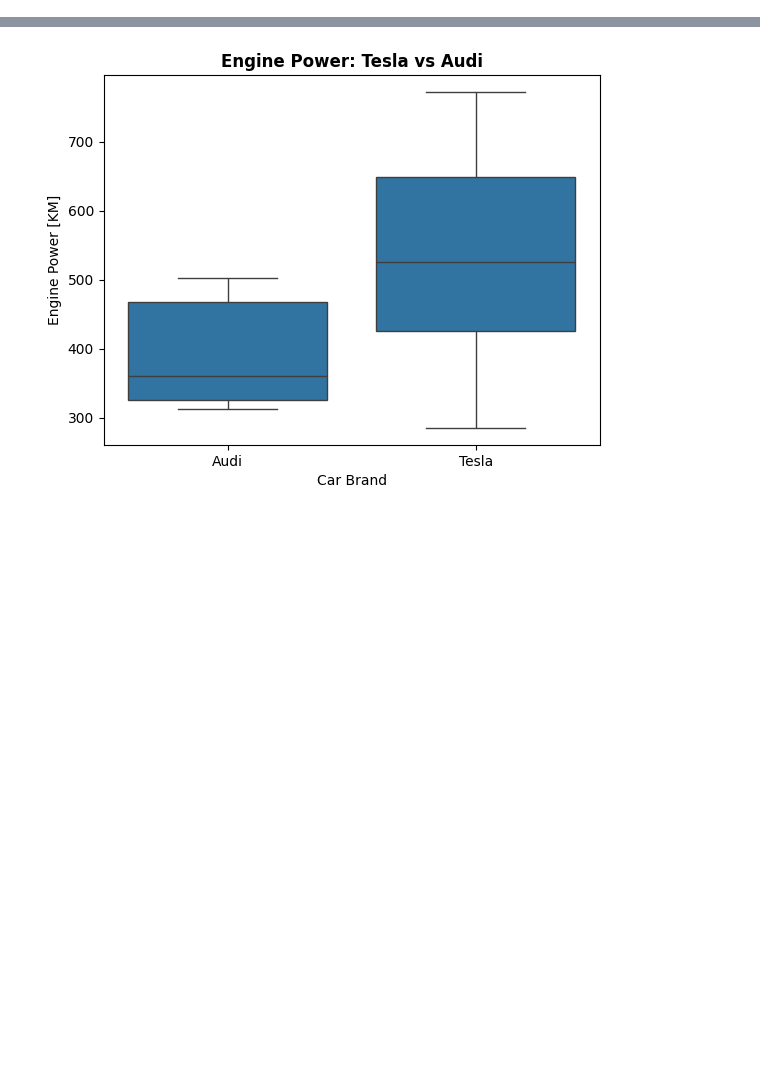
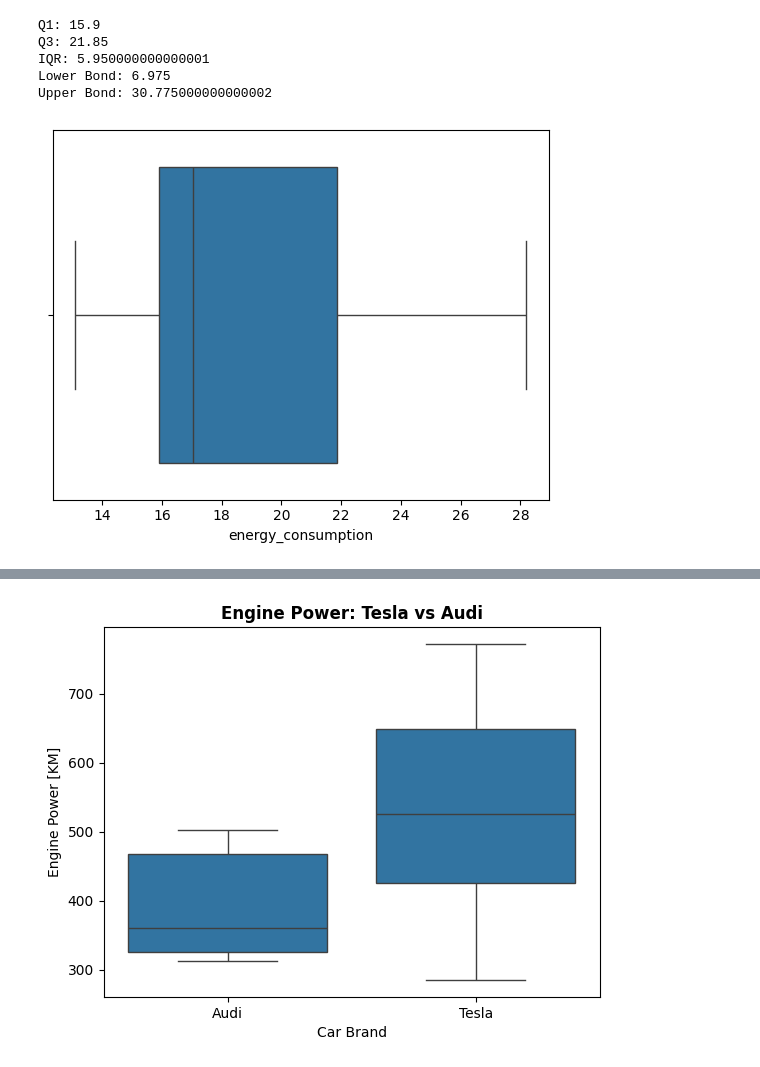
Before and after one commit to imrravi/Python, a Jupyter notebook: 3.Electric Vehicle Data Analysis Project/Electric_Vehicle_Data_Analysis.ipynb, the cells around one changed output, grey strips where cells are left out. Drawn from its saved outputs; the diff is of its cells as text; code cells hidden in the pictures; blank space fills up the shorter version.

```diff
--- a/3.Electric Vehicle Data Analysis Project/Electric_Vehicle_Data_Analysis.ipynb
+++ b/3.Electric Vehicle Data Analysis Project/Electric_Vehicle_Data_Analysis.ipynb
@@ -437,0 +206,3 @@ No significant difference in engine power between Tesla and Audi.
+# %%
+# Rename the columns for easier reference
+df = df.rename(columns={'mean - Energy consumption [kWh/100 km]':'energy_consumption'})
@@ -437,0 +230,19 @@ No significant difference in engine power between Tesla and Audi.
+# %%
+# Displaying IQR and bonds
+print(f"Q1: {Q1}")
+print(f"Q3: {Q3}")
+print(f"IQR: {IQR}")
+print(f"Lower Bond: {lb}")
+print(f"Upper Bond: {ub}")
+# %% [output]
+Q1: 15.9
+Q3: 21.85
+IQR: 5.950000000000001
+Lower Bond: 6.975
+Upper Bond: 30.775000000000002
+# %%
+# boxplot of energy_consumption
+sns.boxplot(x=df['energy_consumption'])
+plt.show()
+# %% [output]
+[figure, added]
```
Also changed, not shown: parts of 62 cells of this notebook, 16 other files.
